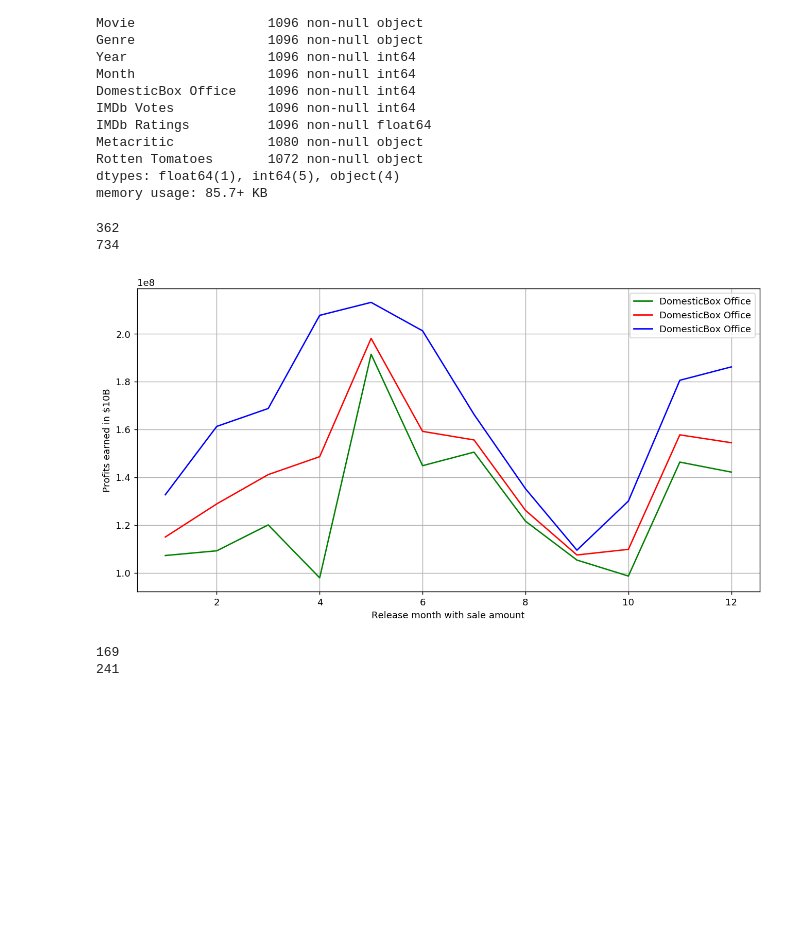
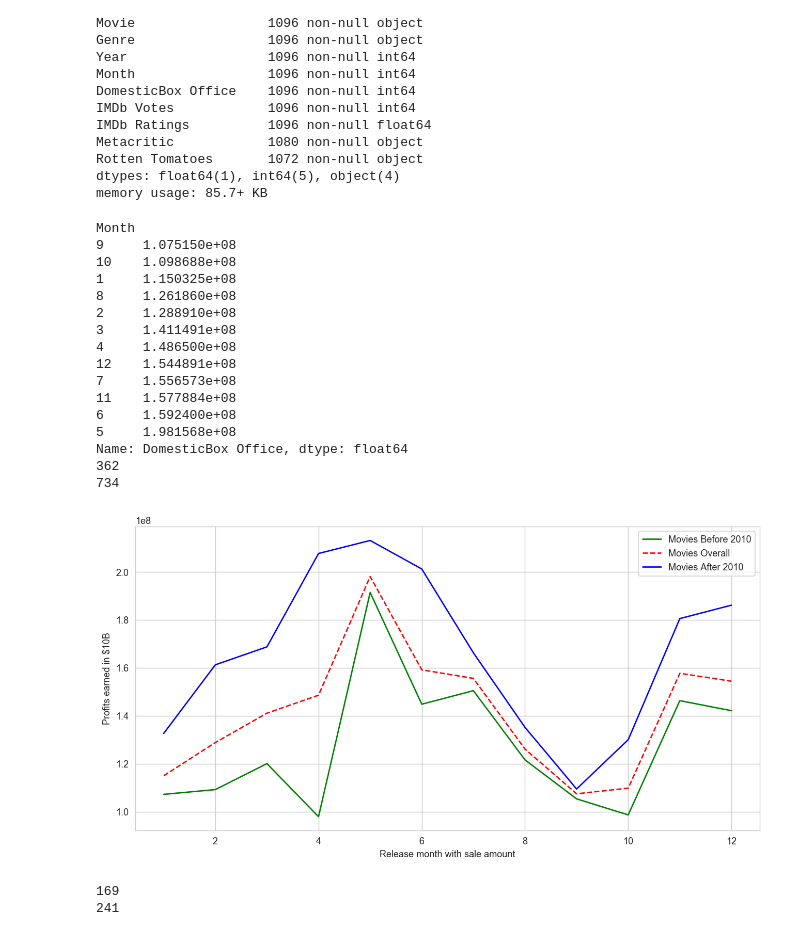
Before and after one commit to SephalTheX/Corollators, a Jupyter notebook: FinalProject.ipynb, the cells around one changed output. Cells and saved outputs as stored; diff of their text form; code cells hidden in the pictures; blank space fills up the shorter version.

```diff
--- a/FinalProject.ipynb
+++ b/FinalProject.ipynb
@@ -354,25 +354,40 @@ dtypes: float64(1), int64(5), object(4)
 memory usage: 85.7+ KB
 # %%
 monthly_comp = df.groupby('Month')['DomesticBox Office'].mean()
+print(monthly_comp.sort_values())
 df_newer = df[df['Year']>2010]
 print(len(df_newer))
 monthly_comp_newer = df_newer.groupby('Month')['DomesticBox Office'].mean()
 df_older = df[df['Year']<=2010]
 print(len(df_older))
 monthly_comp_older = df_older.groupby('Month')['DomesticBox Office'].mean()
 plt.figure(figsize=(12,6),dpi=130)
 plt.xlabel('Release month with sale amount')
 plt.ylabel('Profits earned in $10B')
 plt.grid()
-plt.plot(monthly_comp_older, 'g')
-plt.plot(monthly_comp, 'r')
-plt.plot(monthly_comp_newer, 'b')
+plt.plot(monthly_comp_older, 'g', label = 'Movies Before 2010')
+plt.plot(monthly_comp, 'r', linestyle='dashed', label = 'Movies Overall')
+plt.plot(monthly_comp_newer, 'b', label = 'Movies After 2010')
 plt.legend()
 plt.show()
 # %% [output]
+Month
+9     1.075150e+08
+10    1.098688e+08
+1     1.150325e+08
+8     1.261860e+08
+2     1.288910e+08
+3     1.411491e+08
+4     1.486500e+08
+12    1.544891e+08
+7     1.556573e+08
+11    1.577884e+08
+6     1.592400e+08
+5     1.981568e+08
+Name: DomesticBox Office, dtype: float64
 362
 734
-[figure, old version]
+[figure, new version]
 # %%
 df_action = df[df['Genre'].str.contains('Action')]
 df_drama = df[df['Genre'].str.contains('Drama')]
```
Also changed, not shown: parts of 11 cells of this notebook.
